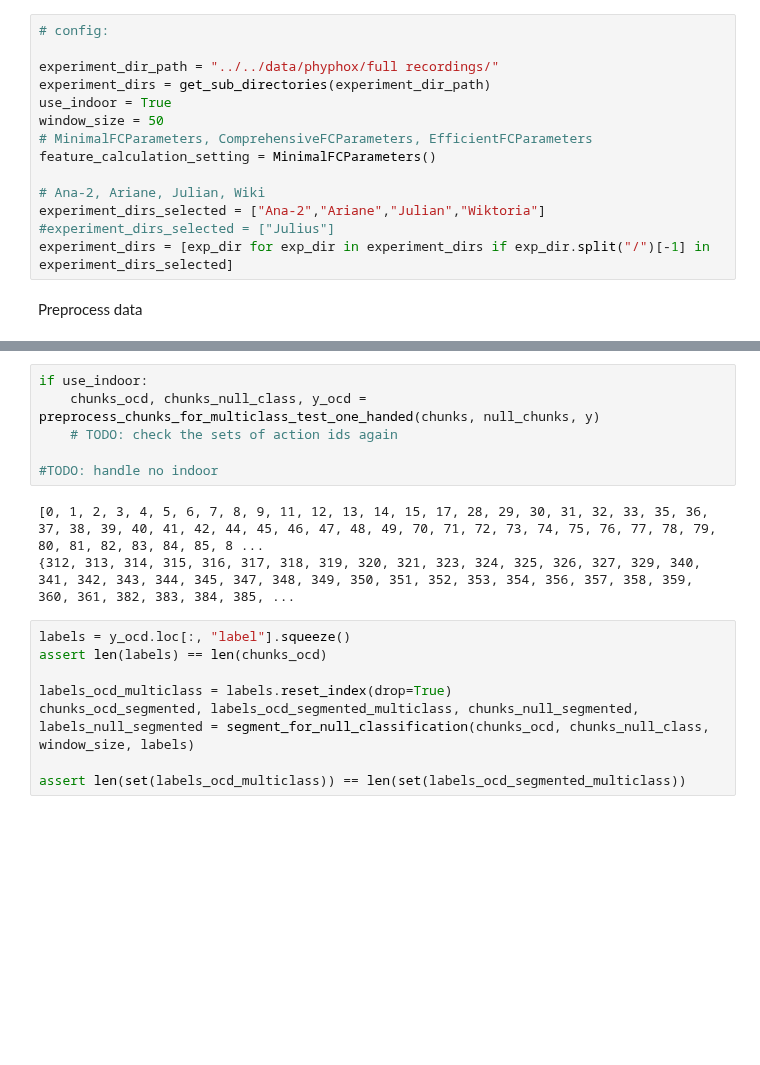
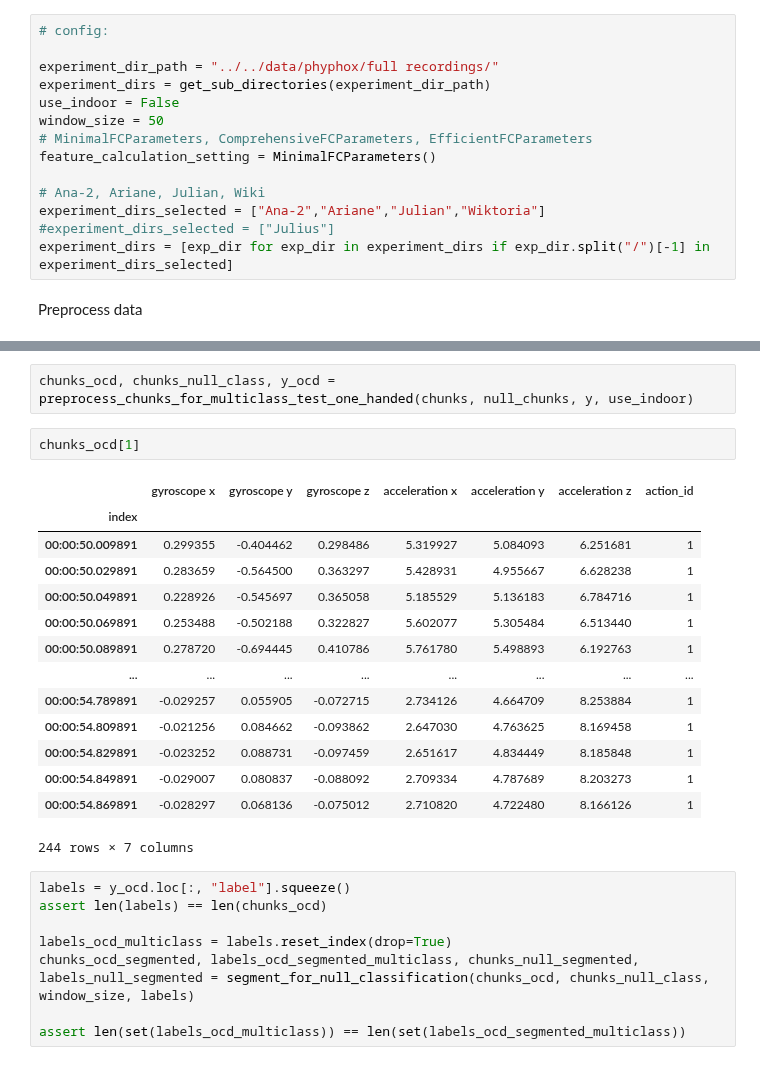
Before and after one commit to mp-mental-health-2020/mp-mental-health-2020, a Jupyter notebook: src/experiments/Multiclass Classification 1 Handed.ipynb, the cells around one changed output, grey strips where cells are left out. Cells and saved outputs as stored; diff of their text form; blank space fills up the shorter version.

```diff
--- a/src/experiments/Multiclass Classification 1 Handed.ipynb
+++ b/src/experiments/Multiclass Classification 1 Handed.ipynb
@@ -28,7 +42,7 @@ or from the matplotlib source distribution
 
 experiment_dir_path = "../../data/phyphox/full recordings/"
 experiment_dirs = get_sub_directories(experiment_dir_path)
-use_indoor = True
+use_indoor = False
 window_size = 50
 # MinimalFCParameters, ComprehensiveFCParameters, EfficientFCParameters
 feature_calculation_setting = MinimalFCParameters()
@@ -59,12 +63,22 @@ Name: index, Length: 312, dtype: int64
-# %%
-if use_indoor:
-    chunks_ocd, chunks_null_class, y_ocd = preprocess_chunks_for_multiclass_test_one_handed(chunks, null_chunks, y)
-    # TODO: check the sets of action ids again
-
-#TODO: handle no indoor
-# %% [output]
-[0, 1, 2, 3, 4, 5, 6, 7, 8, 9, 11, 12, 13, 14, 15, 17, 28, 29, 30, 31, 32, 33, 35, 36, 37, 38, 39, 40, 41, 42, 44, 45, 46, 47, 48, 49, 70, 71, 72, 73, 74, 75, 76, 77, 78, 79, 80, 81, 82, 83, 84, 85, 8 ...
-{312, 313, 314, 315, 316, 317, 318, 319, 320, 321, 323, 324, 325, 326, 327, 329, 340, 341, 342, 343, 344, 345, 347, 348, 349, 350, 351, 352, 353, 354, 356, 357, 358, 359, 360, 361, 382, 383, 384, 385, ...
+# %%
+chunks_ocd, chunks_null_class, y_ocd = preprocess_chunks_for_multiclass_test_one_handed(chunks, null_chunks, y, use_indoor)
+# %%
+chunks_ocd[1]
+# %% [output]
+|  | gyroscope x | gyroscope y | gyroscope z | acceleration x | acceleration y | acceleration z | action_id |
+| index |  |  |  |  |  |  |  |
+| 00:00:50.009891 | 0.299355 | -0.404462 | 0.298486 | 5.319927 | 5.084093 | 6.251681 | 1 |
+| 00:00:50.029891 | 0.283659 | -0.564500 | 0.363297 | 5.428931 | 4.955667 | 6.628238 | 1 |
+| 00:00:50.049891 | 0.228926 | -0.545697 | 0.365058 | 5.185529 | 5.136183 | 6.784716 | 1 |
+| 00:00:50.069891 | 0.253488 | -0.502188 | 0.322827 | 5.602077 | 5.305484 | 6.513440 | 1 |
+| 00:00:50.089891 | 0.278720 | -0.694445 | 0.410786 | 5.761780 | 5.498893 | 6.192763 | 1 |
+| ... | ... | ... | ... | ... | ... | ... | ... |
+| 00:00:54.789891 | -0.029257 | 0.055905 | -0.072715 | 2.734126 | 4.664709 | 8.253884 | 1 |
+| 00:00:54.809891 | -0.021256 | 0.084662 | -0.093862 | 2.647030 | 4.763625 | 8.169458 | 1 |
+| 00:00:54.829891 | -0.023252 | 0.088731 | -0.097459 | 2.651617 | 4.834449 | 8.185848 | 1 |
+| 00:00:54.849891 | -0.029007 | 0.080837 | -0.088092 | 2.709334 | 4.787689 | 8.203273 | 1 |
+| 00:00:54.869891 | -0.028297 | 0.068136 | -0.075012 | 2.710820 | 4.722480 | 8.166126 | 1 |
+244 rows × 7 columns
 # %%
 labels = y_ocd.loc[:, "label"].squeeze()
 assert len(labels) == len(chunks_ocd)
```
Also changed, not shown: parts of 4 cells of this notebook, 3 other files.
